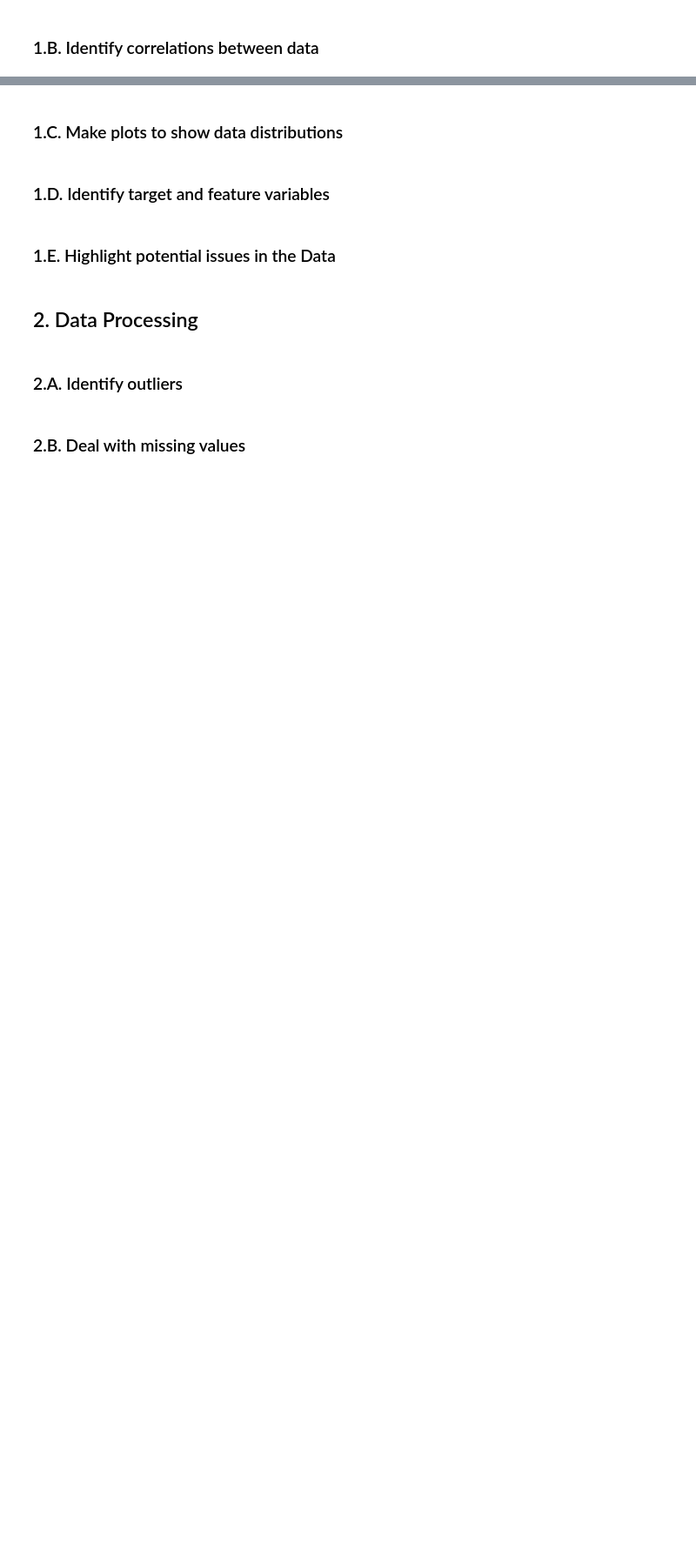
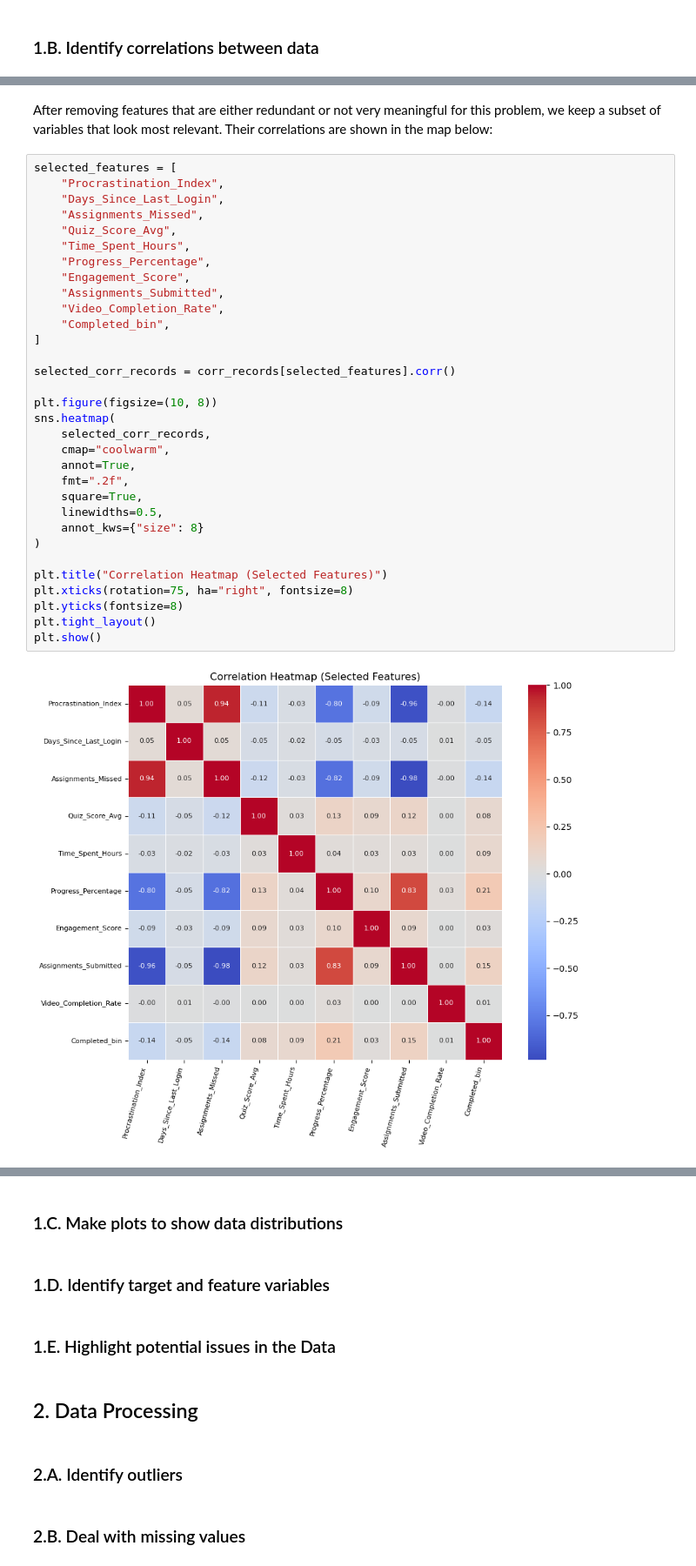
Before and after one commit to mmswflow-upb/ai-labs, a Jupyter notebook: HW/HW 2/HW2.ipynb, the cells around one changed output, grey strips where cells are left out. Shown at 87% size. Cells and saved outputs as stored; diff of their text form; blank space fills up the shorter version.

```diff
--- a/HW/HW 2/HW2.ipynb
+++ b/HW/HW 2/HW2.ipynb
@@ -10,0 +105,36 @@ Sakka Mohamad-Mario
+# %% [markdown]
+After removing features that are either redundant or not very meaningful for this problem, we keep a subset of variables that look most relevant. Their correlations are shown in the map below:
+# %%
+selected_features = [
+    "Procrastination_Index",
+    "Days_Since_Last_Login",
+    "Assignments_Missed",
+    "Quiz_Score_Avg",
+    "Time_Spent_Hours",
+    "Progress_Percentage",
+    "Engagement_Score",
+    "Assignments_Submitted",
+    "Video_Completion_Rate",
+    "Completed_bin",
+]
+
+selected_corr_records = corr_records[selected_features].corr()
+
+plt.figure(figsize=(10, 8))
+sns.heatmap(
+    selected_corr_records,
+    cmap="coolwarm",
+    annot=True,
+    fmt=".2f",
+    square=True,
+    linewidths=0.5,
+    annot_kws={"size": 8}
+)
+
+plt.title("Correlation Heatmap (Selected Features)")
+plt.xticks(rotation=75, ha="right", fontsize=8)
+plt.yticks(fontsize=8)
+plt.tight_layout()
+plt.show()
+# %% [output]
+[figure, added]
```
Also changed, not shown: parts of 12 cells of this notebook.
